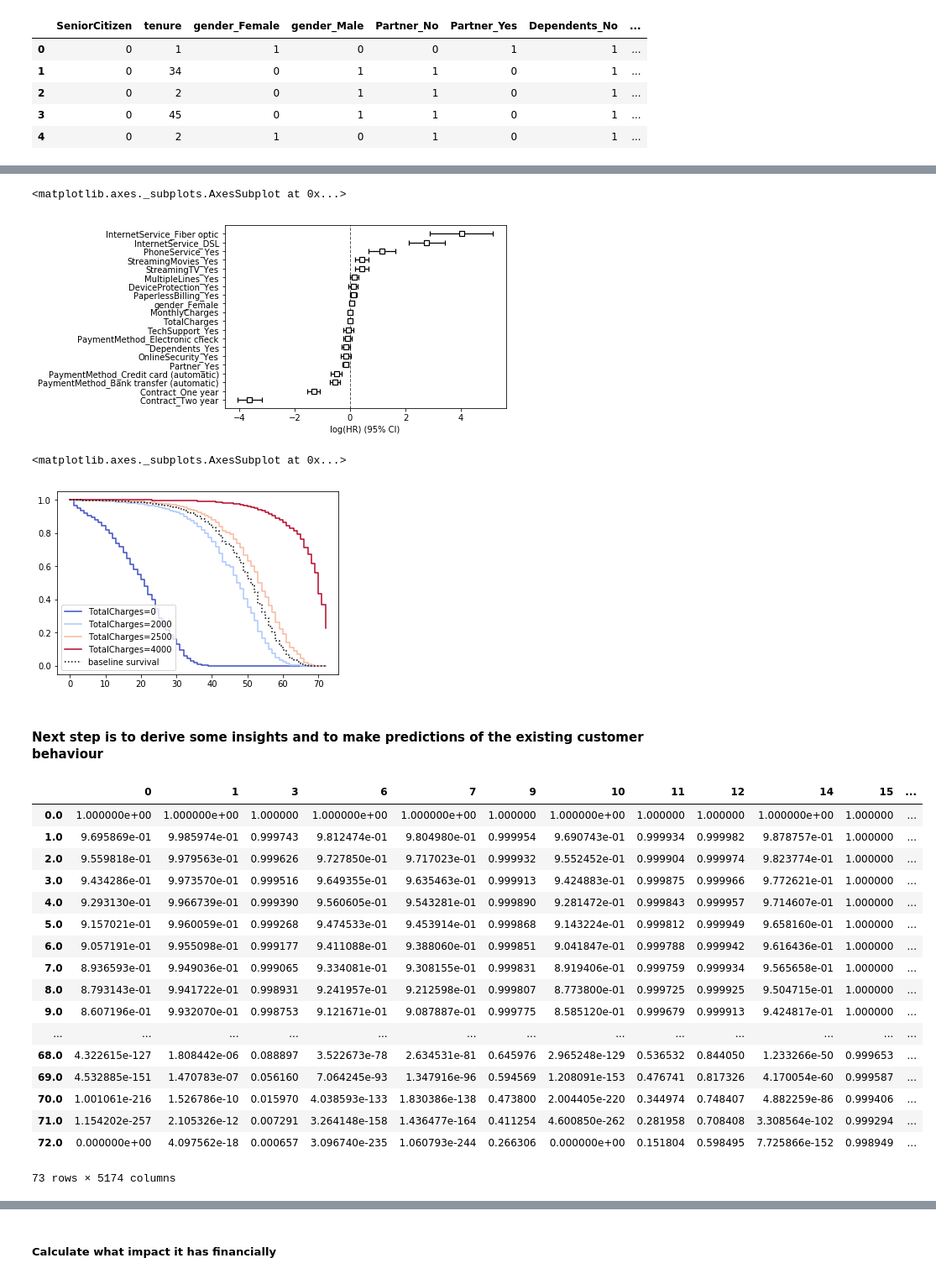
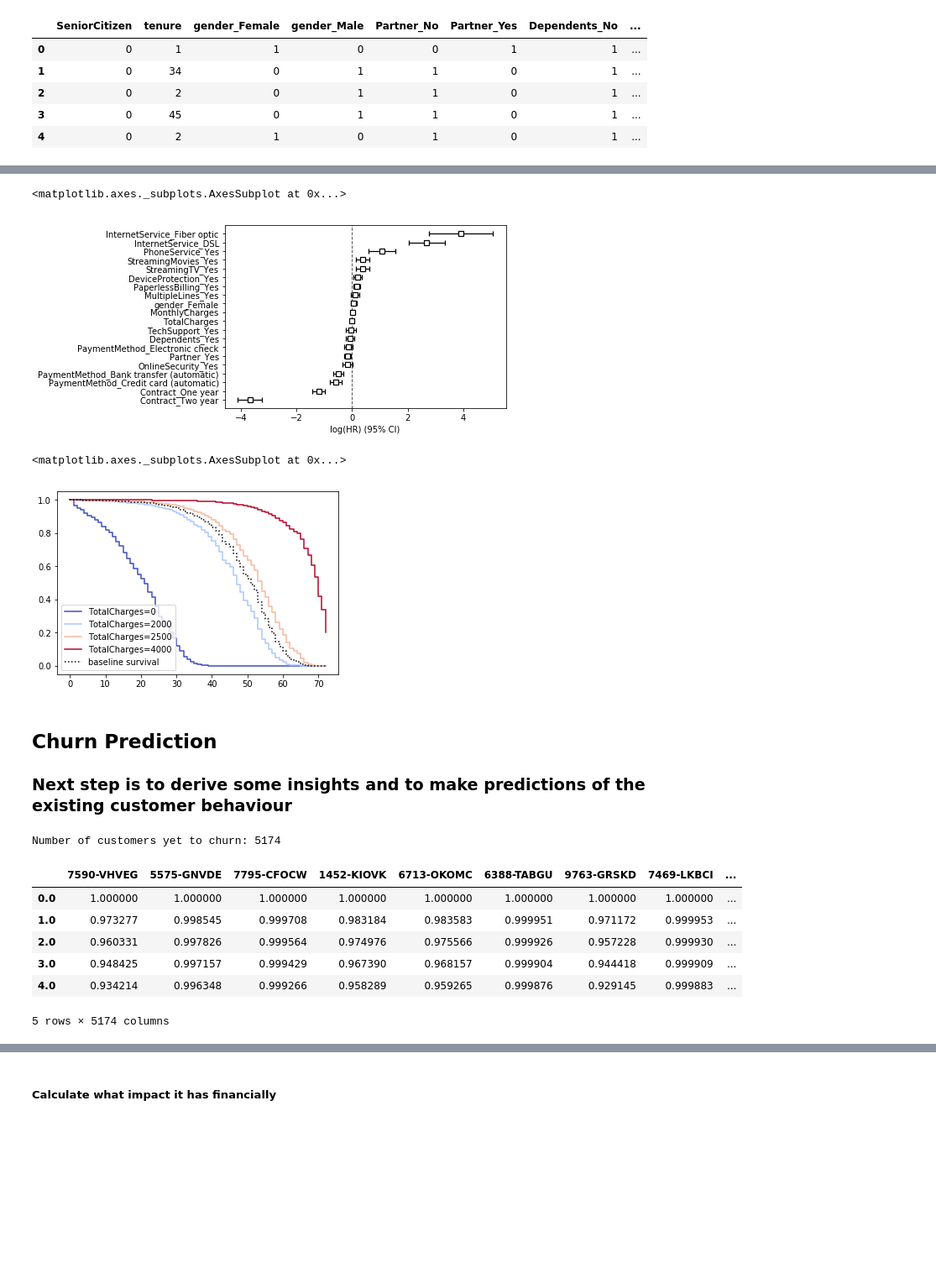
Before and after one commit to PadmajaVB/Cohort-Analysis, a Jupyter notebook: Code/TelcoCustomerChurn.ipynb, the cells around one changed output, grey strips where cells are left out. Shown at 84% size. Drawn from its saved outputs; the diff is of its cells as text; code cells hidden in the pictures; blank space fills up the shorter version.

```diff
--- a/Code/TelcoCustomerChurn.ipynb
+++ b/Code/TelcoCustomerChurn.ipynb
@@ -39,6 +35,7 @@ len(dummies[dummies['Churn_Yes']== 0])
 # %%
-data = dummies.join(df[['MonthlyCharges', 'TotalCharges','tenure']])
+data = dummies.join(df[['customerID','MonthlyCharges', 'TotalCharges','tenure']])
 # %%
+data.set_index('customerID', inplace=True)
 data['TotalCharges'] = data[['TotalCharges']].replace([' '], '0')
 data['TotalCharges'] = pd.to_numeric(data['TotalCharges'])
 # %%
@@ -97,43 +100,36 @@ cph.print_summary()
 cph.plot()
 # %% [output]
 <matplotlib.axes._subplots.AxesSubplot at 0x...>
-[figure, old version]
+[figure, new version]
 # %%
 cph.plot_covariate_groups('TotalCharges', [0,2000,2500,4000], cmap='coolwarm')
 # %% [output]
 <matplotlib.axes._subplots.AxesSubplot at 0x...>
-[figure, old version]
+[figure, new version]
 # %% [markdown]
-#### Next step is to derive some insights and to make predictions of the existing customer behaviour
+## Churn Prediction
+### Next step is to derive some insights and to make predictions of the existing customer behaviour
 # %%
 # censored observation is one which is yet to have an ‘event’, i.e. customers who are yet to churn.
 censored_subjects = data.loc[data['Churn_Yes']==0]
+print("Number of customers yet to churn:", len(censored_subjects))
+# %% [output]
+Number of customers yet to churn: 5174
 # %%
 # predict_survival_function() creates the matrix containing a survival probability for each remaining customers
 #'unconditioned' survival function 'cuz some of these curves will predict churn before the customer's current tenure time
 # row index => tenure period; column_index is the data index where Churn_Yes=0
 unconditioned_sf = cph.predict_survival_function(censored_subjects)
 # %%
-unconditioned_sf
+unconditioned_sf.head()
 # %% [output]
-|  | 0 | 1 | 3 | 6 | 7 | 9 | 10 | 11 | 12 | 14 | 15 | ... |
-| 0.0 | 1.000000e+00 | 1.000000e+00 | 1.000000 | 1.000000e+00 | 1.000000e+00 | 1.000000 | 1.000000e+00 | 1.000000 | 1.000000 | 1.000000e+00 | 1.000000 | ... |
-| 1.0 | 9.695869e-01 | 9.985974e-01 | 0.999743 | 9.812474e-01 | 9.804980e-01 | 0.999954 | 9.690743e-01 | 0.999934 | 0.999982 | 9.878757e-01 | 1.000000 | ... |
-| 2.0 | 9.559818e-01 | 9.979563e-01 | 0.999626 | 9.727850e-01 | 9.717023e-01 | 0.999932 | 9.552452e-01 | 0.999904 | 0.999974 | 9.823774e-01 | 1.000000 | ... |
-| 3.0 | 9.434286e-01 | 9.973570e-01 | 0.999516 | 9.649355e-01 | 9.635463e-01 | 0.999913 | 9.424883e-01 | 0.999875 | 0.999966 | 9.772621e-01 | 1.000000 | ... |
-| 4.0 | 9.293130e-01 | 9.966739e-01 | 0.999390 | 9.560605e-01 | 9.543281e-01 | 0.999890 | 9.281472e-01 | 0.999843 | 0.999957 | 9.714607e-01 | 1.000000 | ... |
-| 5.0 | 9.157021e-01 | 9.960059e-01 | 0.999268 | 9.474533e-01 | 9.453914e-01 | 0.999868 | 9.143224e-01 | 0.999812 | 0.999949 | 9.658160e-01 | 1.000000 | ... |
-| 6.0 | 9.057191e-01 | 9.955098e-01 | 0.999177 | 9.411088e-01 | 9.388060e-01 | 0.999851 | 9.041847e-01 | 0.999788 | 0.999942 | 9.616436e-01 | 1.000000 | ... |
-| 7.0 | 8.936593e-01 | 9.949036e-01 | 0.999065 | 9.334081e-01 | 9.308155e-01 | 0.999831 | 8.919406e-01 | 0.999759 | 0.999934 | 9.565658e-01 | 1.000000 | ... |
-| 8.0 | 8.793143e-01 | 9.941722e-01 | 0.998931 | 9.241957e-01 | 9.212598e-01 | 0.999807 | 8.773800e-01 | 0.999725 | 0.999925 | 9.504715e-01 | 1.000000 | ... |
-| 9.0 | 8.607196e-01 | 9.932070e-01 | 0.998753 | 9.121671e-01 | 9.087887e-01 | 0.999775 | 8.585120e-01 | 0.999679 | 0.999913 | 9.424817e-01 | 1.000000 | ... |
-| ... | ... | ... | ... | ... | ... | ... | ... | ... | ... | ... | ... | ... |
-| 68.0 | 4.322615e-127 | 1.808442e-06 | 0.088897 | 3.522673e-78 | 2.634531e-81 | 0.645976 | 2.965248e-129 | 0.536532 | 0.844050 | 1.233266e-50 | 0.999653 | ... |
-| 69.0 | 4.532885e-151 | 1.470783e-07 | 0.056160 | 7.064245e-93 | 1.347916e-96 | 0.594569 | 1.208091e-153 | 0.476741 | 0.817326 | 4.170054e-60 | 0.999587 | ... |
-| 70.0 | 1.001061e-216 | 1.526786e-10 | 0.015970 | 4.038593e-133 | 1.830386e-138 | 0.473800 | 2.004405e-220 | 0.344974 | 0.748407 | 4.882259e-86 | 0.999406 | ... |
-| 71.0 | 1.154202e-257 | 2.105326e-12 | 0.007291 | 3.264148e-158 | 1.436477e-164 | 0.411254 | 4.600850e-262 | 0.281958 | 0.708408 | 3.308564e-102 | 0.999294 | ... |
-| 72.0 | 0.000000e+00 | 4.097562e-18 | 0.000657 | 3.096740e-235 | 1.060793e-244 | 0.266306 | 0.000000e+00 | 0.151804 | 0.598495 | 7.725866e-152 | 0.998949 | ... |
+|  | 7590-VHVEG | 5575-GNVDE | 7795-CFOCW | 1452-KIOVK | 6713-OKOMC | 6388-TABGU | 9763-GRSKD | 7469-LKBCI | ... |
+| 0.0 | 1.000000 | 1.000000 | 1.000000 | 1.000000 | 1.000000 | 1.000000 | 1.000000 | 1.000000 | ... |
+| 1.0 | 0.973277 | 0.998545 | 0.999708 | 0.983184 | 0.983583 | 0.999951 | 0.971172 | 0.999953 | ... |
+| 2.0 | 0.960331 | 0.997826 | 0.999564 | 0.974976 | 0.975566 | 0.999926 | 0.957228 | 0.999930 | ... |
+| 3.0 | 0.948425 | 0.997157 | 0.999429 | 0.967390 | 0.968157 | 0.999904 | 0.944418 | 0.999909 | ... |
+| 4.0 | 0.934214 | 0.996348 | 0.999266 | 0.958289 | 0.959265 | 0.999876 | 0.929145 | 0.999883 | ... |
-73 rows × 5174 columns
+5 rows × 5174 columns
 # %%
 # We've to condition the prediction on the basis that the customers were still with us when the data was collected
 # c.name => row number(index) of the data where Churn_Yes=0
```
Also changed, not shown: parts of 28 cells of this notebook.
